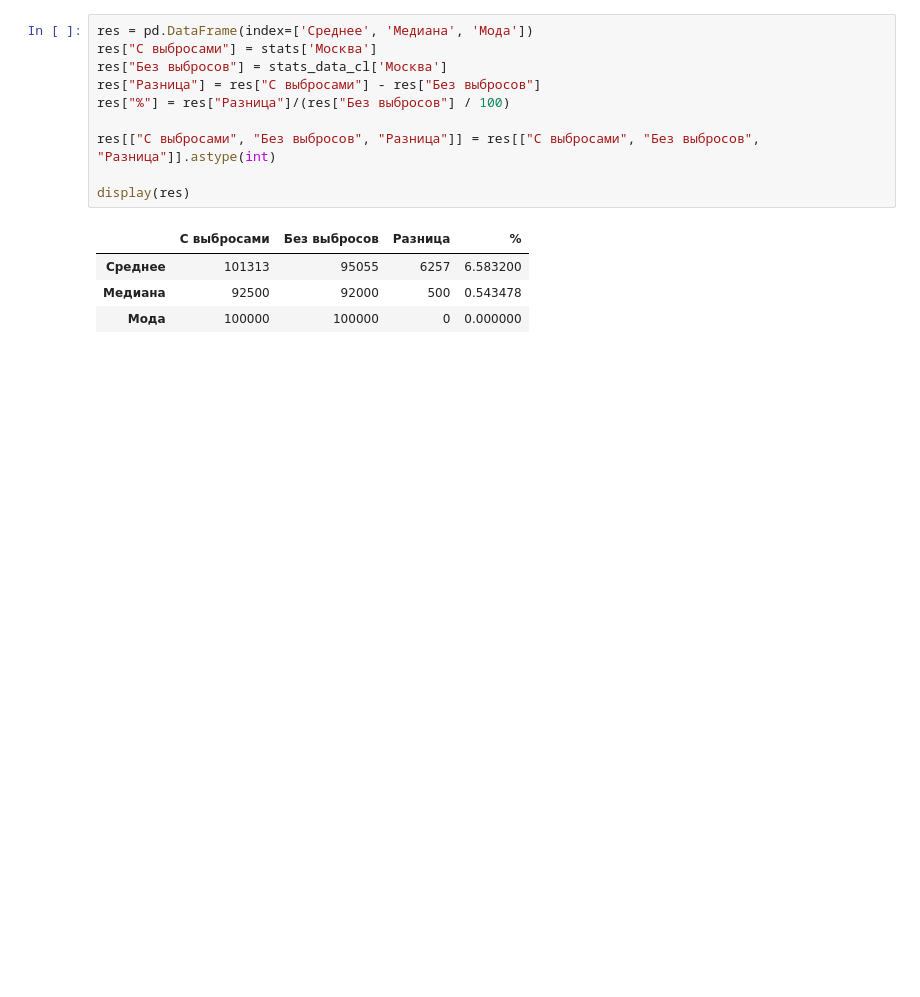
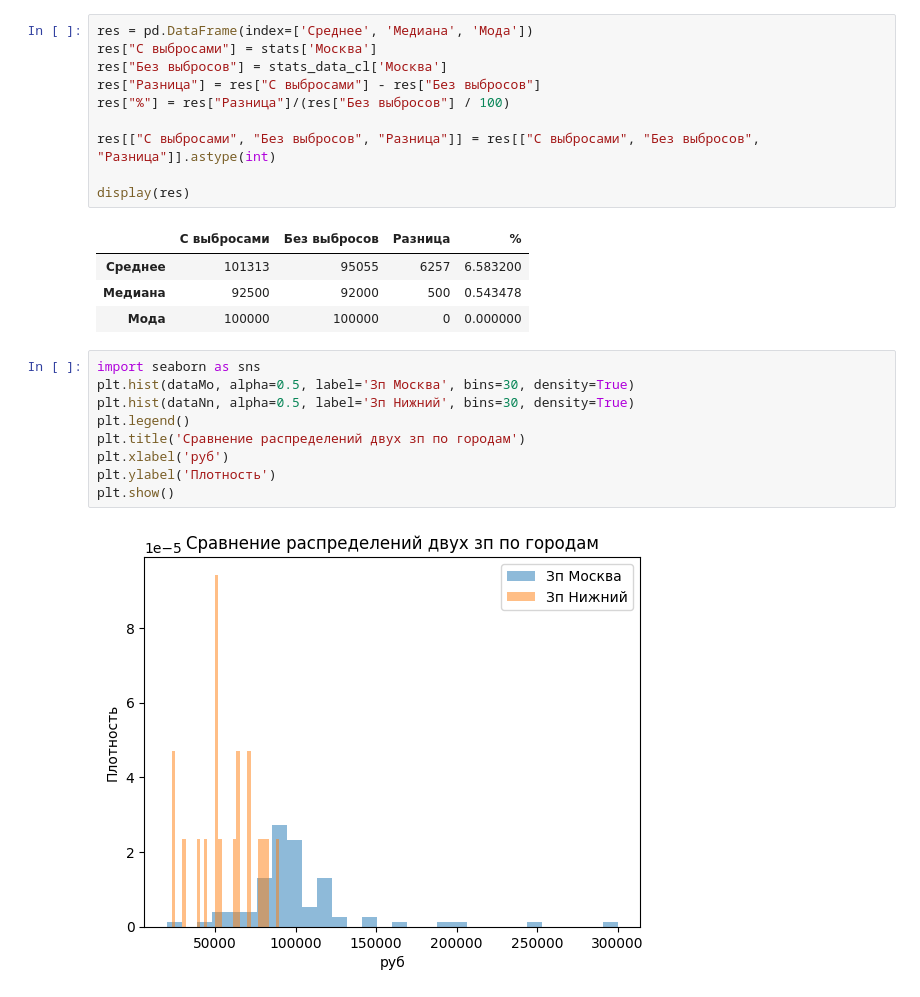
Before and after one commit to DianaLed/hh_ru_teachers_salaries, a Jupyter notebook: src/analysis.ipynb, the cells around one changed output. Saved outputs shown, nothing was run; the diff lists cells and outputs as text; blank space fills up the shorter version.

Commit message:
Add KDE and histogramm

```diff
--- a/src/analysis.ipynb
+++ b/src/analysis.ipynb
@@ -232,3 +218,14 @@ display(res)
 | Среднее | 101313 | 95055 | 6257 | 6.583200 |
 | Медиана | 92500 | 92000 | 500 | 0.543478 |
 | Мода | 100000 | 100000 | 0 | 0.000000 |
+# %%
+import seaborn as sns
+plt.hist(dataMo, alpha=0.5, label='Зп Москва', bins=30, density=True)
+plt.hist(dataNn, alpha=0.5, label='Зп Нижний', bins=30, density=True)
+plt.legend()
+plt.title('Сравнение распределений двух зп по городам')
+plt.xlabel('руб')
+plt.ylabel('Плотность')
+plt.show()
+# %% [output]
+[figure, added]
```
Also changed, not shown: parts of 3 cells of this notebook.
